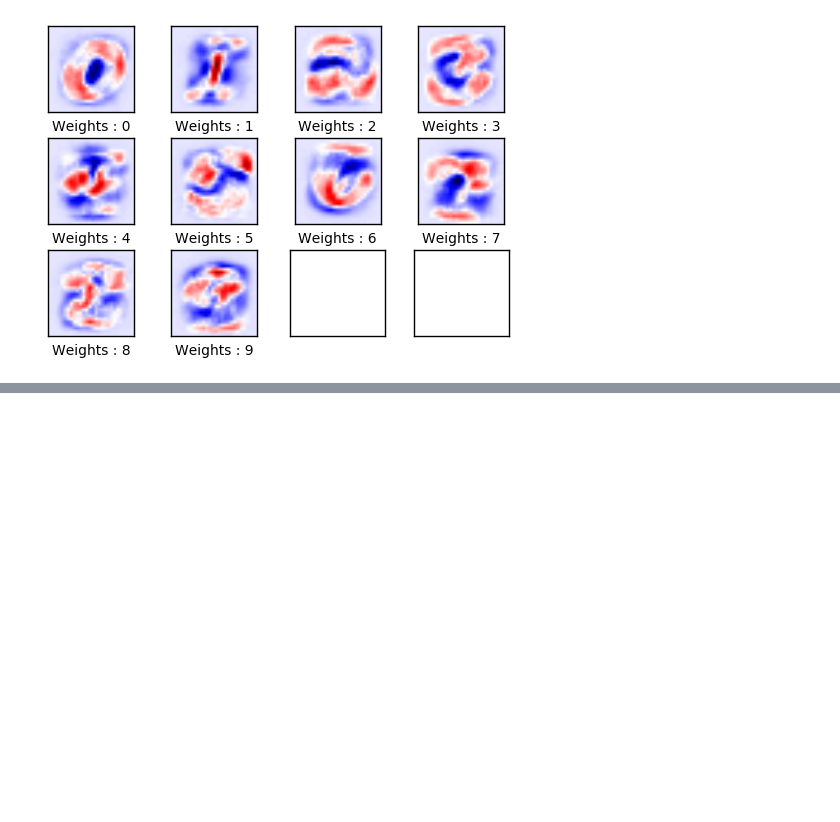
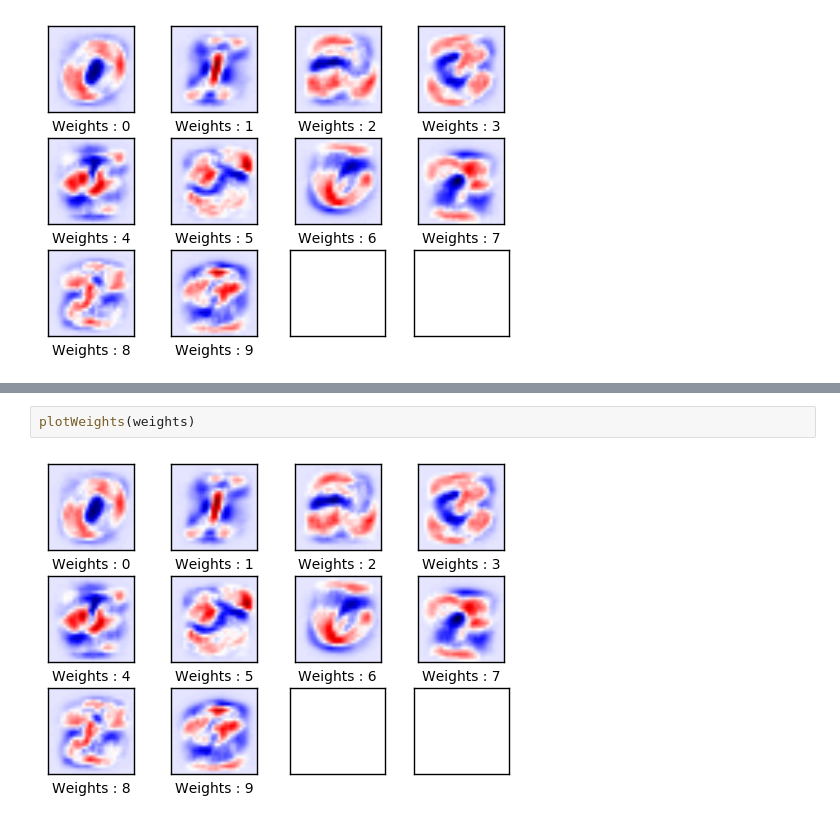
Before and after one commit to vesrinivas/DeepLearning, a Jupyter notebook: DigitRecogniser1.ipynb, the cells around one changed output, grey strips where cells are left out. Drawn from its saved outputs; the diff is of its cells as text; blank space fills up the shorter version.

```diff
--- a/DigitRecogniser1.ipynb
+++ b/DigitRecogniser1.ipynb
@@ -194,0 +217,4 @@ plotWeights(weights)
+# %%
+plotWeights(weights)
+# %% [output]
+[figure, added]
```
Also changed, not shown: parts of 4 cells of this notebook, 1 other file.
